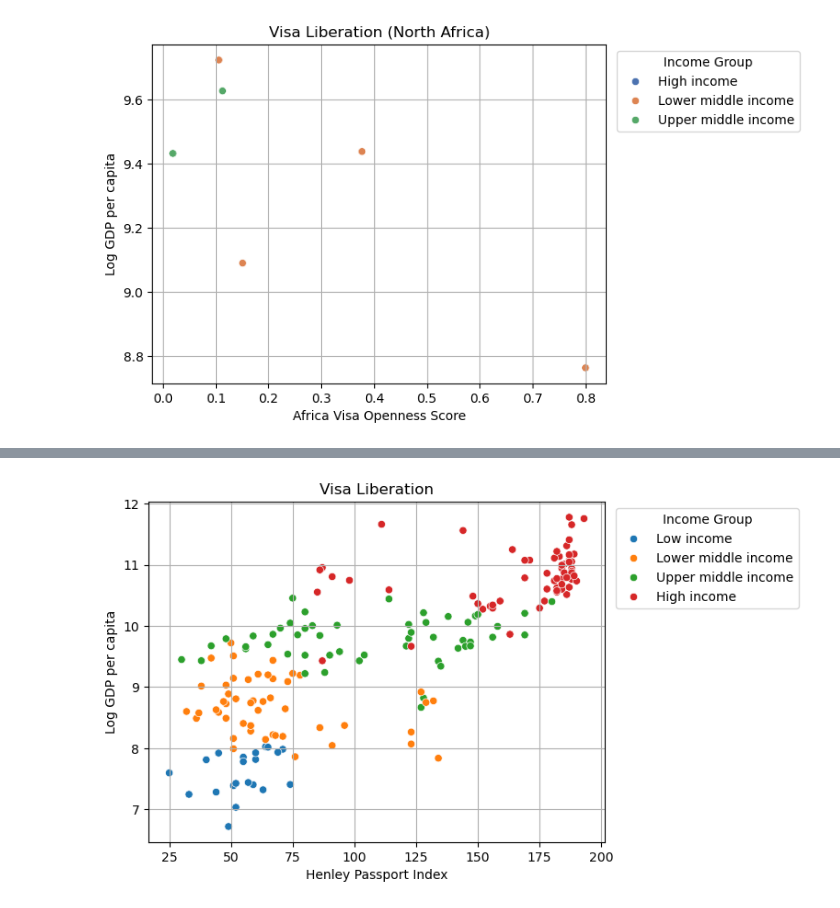
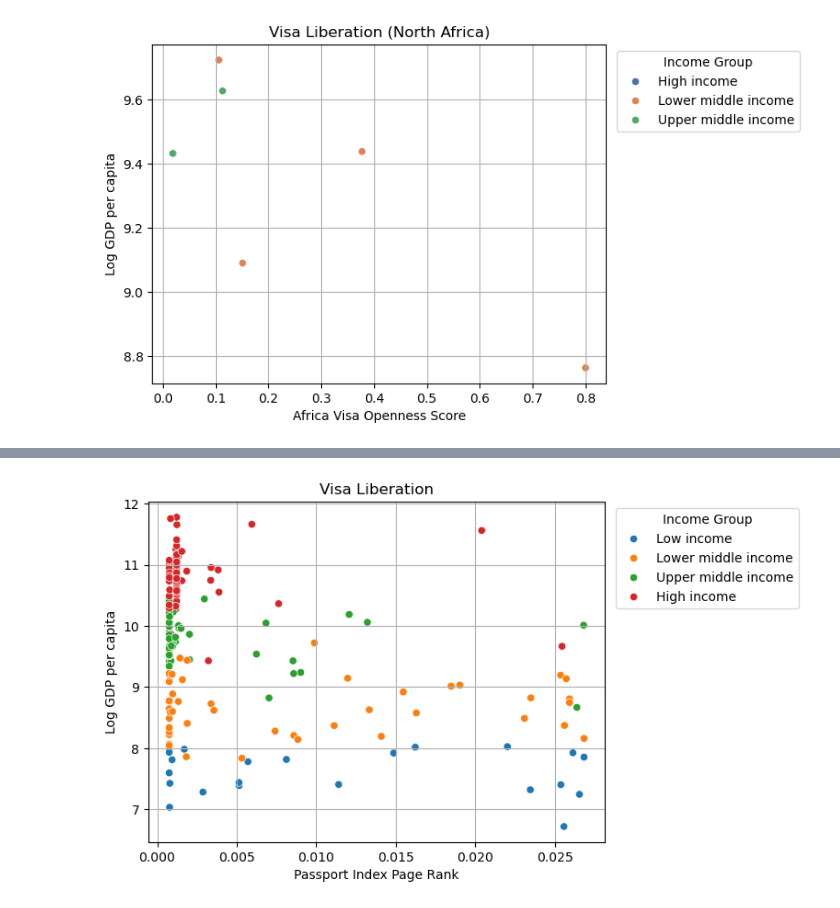
Before and after one commit to mtwesley/africa-visa-liberalization, a Jupyter notebook: notebook.ipynb, the cells around one changed output, grey strips where cells are left out. Drawn from its saved outputs; the diff is of its cells as text; code cells hidden in the pictures.

```diff
--- a/notebook.ipynb
+++ b/notebook.ipynb
@@ -798,17 +824,18 @@ plt.show()
 # %%
 # Plot the relationship between log GDP per capita and visa openness score
 plt.figure()
 sns.scatterplot(
     data=merged_cleaned,
-    x="henley_score_2025",
+    x="passport_index_pagerank_2023",
     y="log_gdp_ppc_2023",
     hue="income_group",
 )
 plt.title("Visa Liberation")
-plt.xlabel("Henley Passport Index")
+plt.xlabel("Passport Index Page Rank")
 plt.ylabel("Log GDP per capita")
 plt.legend(title="Income Group", bbox_to_anchor=(1.01, 1), loc="upper left")
 plt.grid()
+plt.savefig("output/passport_index_pagerank_2023.png", dpi=300)
 plt.show()
 # %% [output]
-[figure, old version]
+[figure, new version]
```
Also changed, not shown: parts of 31 cells of this notebook, 1 other file.
